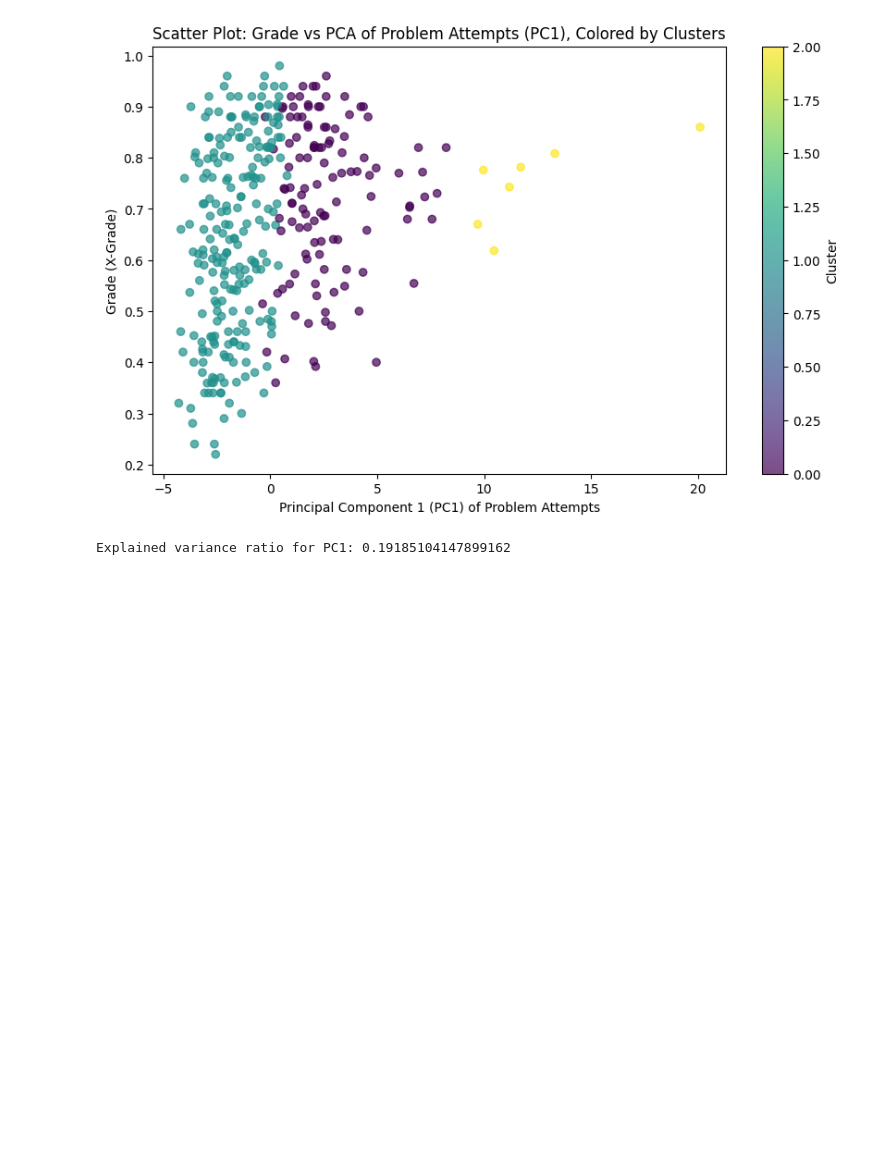
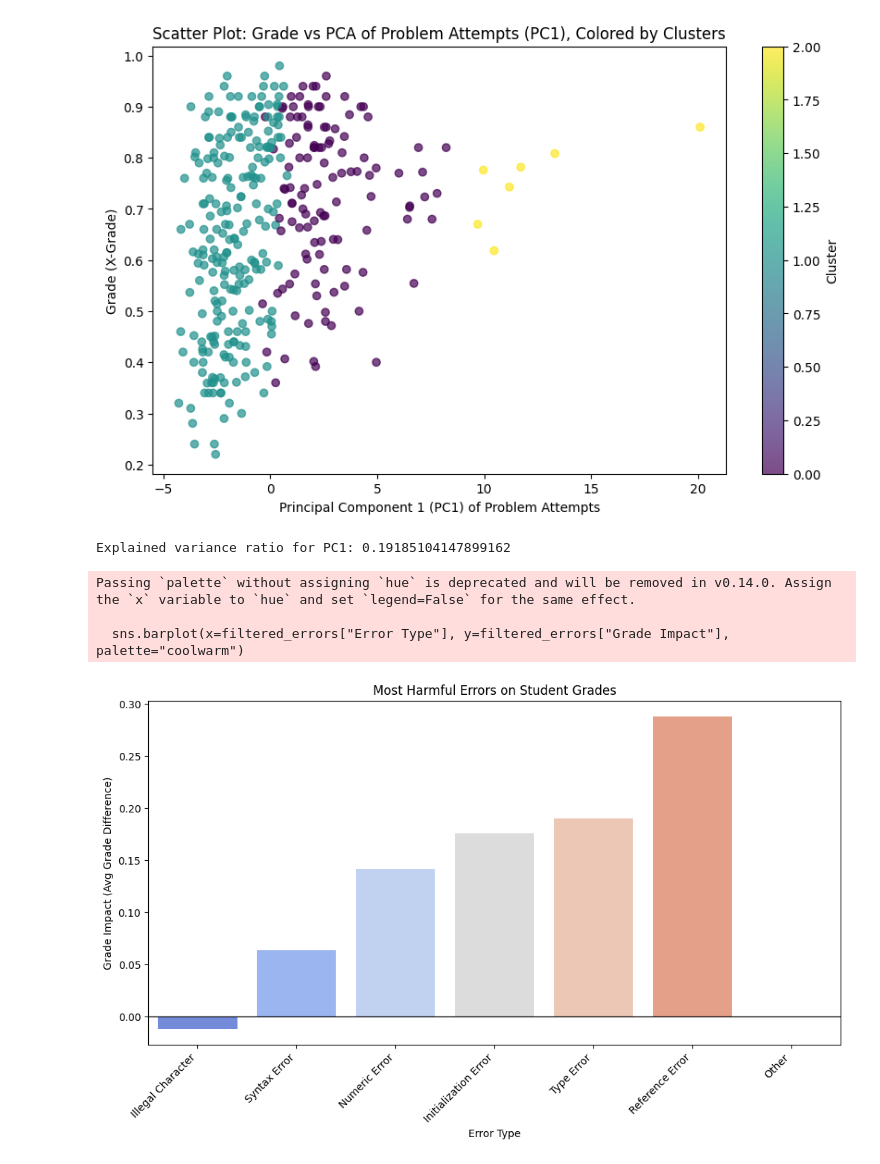
Before and after one commit to Khallina/EduData, a Jupyter notebook: eda.ipynb, the cells around one changed output. Saved outputs shown, nothing was run; the diff lists cells and outputs as text; code cells hidden in the pictures; blank space fills up the shorter version.

```diff
--- a/eda.ipynb
+++ b/eda.ipynb
@@ -248,0 +311,45 @@ Explained variance ratio for PC1: 0.19185104147899162
+# %%
+
+# -------------------- 🔥 Visualization 🔥 --------------------
+
+# 1️⃣ Compute average grade for students who made each error vs. those who didn't
+error_effects = {}
+for error in error_counts.columns:
+    students_with_error = final_df[final_df[error] > 0]
+    students_without_error = final_df[final_df[error] == 0]
+
+    avg_with_error = students_with_error["X-Grade"].mean()
+    avg_without_error = students_without_error["X-Grade"].mean()
+
+    error_effects[error] = avg_with_error - avg_without_error  # Difference in grades
+
+# Convert to DataFrame
+error_effects_df = pd.DataFrame(error_effects.items(), columns=["Error Type", "Grade Impact"])
+error_effects_df = error_effects_df.sort_values("Grade Impact")
+# %%
+# Set a threshold to filter out rare errors
+min_occurrences = 10  # Adjust this based on dataset size
+
+# Count how many students made each error
+error_frequencies = error_counts.sum(axis=0)
+
+# Merge with grade impact data and filter by occurrence count
+filtered_errors = error_effects_df.merge(error_frequencies.rename("Frequency"), left_on="Error Type", right_index=True)
+filtered_errors = filtered_errors[filtered_errors["Frequency"] >= min_occurrences]
+
+# Sort by most negative grade impact and keep top 10
+filtered_errors = filtered_errors.sort_values("Grade Impact").head(10)
+
+# 🔥 Optimized Bar Plot
+plt.figure(figsize=(12, 6))
+sns.barplot(x=filtered_errors["Error Type"], y=filtered_errors["Grade Impact"], palette="coolwarm")
+plt.xticks(rotation=45, ha="right")
+plt.ylabel("Grade Impact (Avg Grade Difference)")
+plt.title("Most Harmful Errors on Student Grades")
+plt.axhline(0, color='black', linewidth=1)  # Reference line at zero
+plt.show()
+# %% [output]
+Passing `palette` without assigning `hue` is deprecated and will be removed in v0.14.0. Assign the `x` variable to `hue` and set `legend=False` for the same effect.
+
+  sns.barplot(x=filtered_errors["Error Type"], y=filtered_errors["Grade Impact"], palette="coolwarm")
+[figure, added]
```
Also changed, not shown: parts of 4 cells of this notebook, 1 other file.
